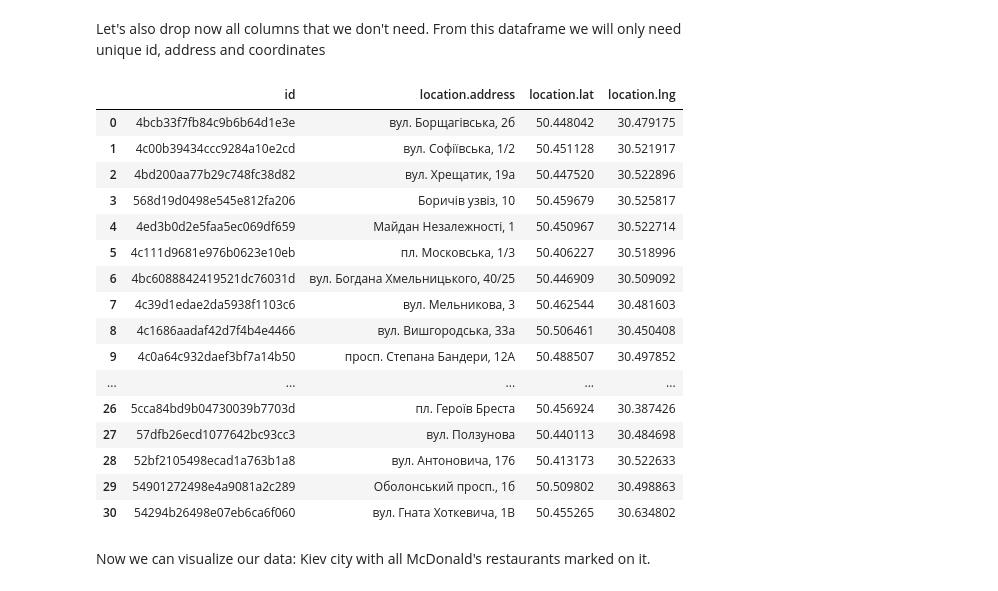
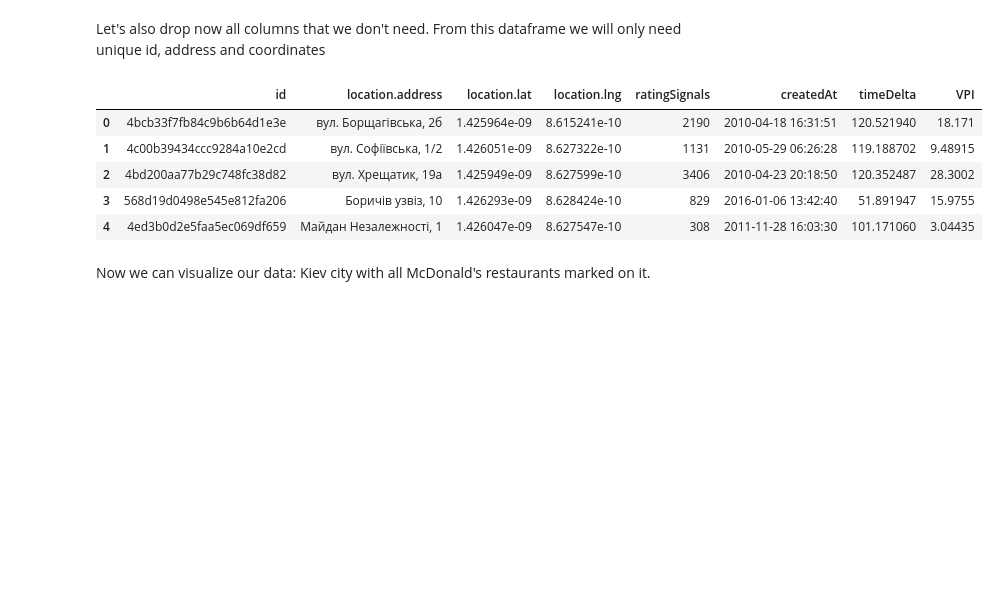
Before and after one commit to kospek/Coursera_Capstone, a Jupyter notebook: Capstone_Notebook.ipynb, the cells around one changed output. Saved outputs shown, nothing was run; the diff lists cells and outputs as text; code cells hidden in the pictures; blank space fills up the shorter version.

```diff
--- a/Capstone_Notebook.ipynb
+++ b/Capstone_Notebook.ipynb
@@ -98,25 +106,14 @@ Let's also drop now all columns that we don't need. From this dataframe we will
 # %%
 McD_df = McD_df[['id', 'location.address', 'location.lat', 'location.lng']]
 # %%
-McD_df
+McD_df.head()
 # %% [output]
-|  | id | location.address | location.lat | location.lng |
-| 0 | 4bcb33f7fb84c9b6b64d1e3e | вул. Борщагівська, 2б | 50.448042 | 30.479175 |
-| 1 | 4c00b39434ccc9284a10e2cd | вул. Софіївська, 1/2 | 50.451128 | 30.521917 |
-| 2 | 4bd200aa77b29c748fc38d82 | вул. Хрещатик, 19а | 50.447520 | 30.522896 |
-| 3 | 568d19d0498e545e812fa206 | Боричів узвіз, 10 | 50.459679 | 30.525817 |
-| 4 | 4ed3b0d2e5faa5ec069df659 | Майдан Незалежності, 1 | 50.450967 | 30.522714 |
-| 5 | 4c111d9681e976b0623e10eb | пл. Московська, 1/3 | 50.406227 | 30.518996 |
-| 6 | 4bc6088842419521dc76031d | вул. Богдана Хмельницького, 40/25 | 50.446909 | 30.509092 |
-| 7 | 4c39d1edae2da5938f1103c6 | вул. Мельникова, 3 | 50.462544 | 30.481603 |
-| 8 | 4c1686aadaf42d7f4b4e4466 | вул. Вишгородська, 33а | 50.506461 | 30.450408 |
-| 9 | 4c0a64c932daef3bf7a14b50 | просп. Степана Бандери, 12А | 50.488507 | 30.497852 |
-| ... | ... | ... | ... | ... |
-| 26 | 5cca84bd9b04730039b7703d | пл. Героїв Бреста | 50.456924 | 30.387426 |
-| 27 | 57dfb26ecd1077642bc93cc3 | вул. Ползунова | 50.440113 | 30.484698 |
-| 28 | 52bf2105498ecad1a763b1a8 | вул. Антоновича, 176 | 50.413173 | 30.522633 |
-| 29 | 54901272498e4a9081a2c289 | Оболонський просп., 1б | 50.509802 | 30.498863 |
-| 30 | 54294b26498e07eb6ca6f060 | вул. Гната Хоткевича, 1В | 50.455265 | 30.634802 |
+|  | id | location.address | location.lat | location.lng | ratingSignals | createdAt | timeDelta | VPI |
+| 0 | 4bcb33f7fb84c9b6b64d1e3e | вул. Борщагівська, 2б | 1.425964e-09 | 8.615241e-10 | 2190 | 2010-04-18 16:31:51 | 120.521940 | 18.171 |
+| 1 | 4c00b39434ccc9284a10e2cd | вул. Софіївська, 1/2 | 1.426051e-09 | 8.627322e-10 | 1131 | 2010-05-29 06:26:28 | 119.188702 | 9.48915 |
+| 2 | 4bd200aa77b29c748fc38d82 | вул. Хрещатик, 19а | 1.425949e-09 | 8.627599e-10 | 3406 | 2010-04-23 20:18:50 | 120.352487 | 28.3002 |
+| 3 | 568d19d0498e545e812fa206 | Боричів узвіз, 10 | 1.426293e-09 | 8.628424e-10 | 829 | 2016-01-06 13:42:40 | 51.891947 | 15.9755 |
+| 4 | 4ed3b0d2e5faa5ec069df659 | Майдан Незалежності, 1 | 1.426047e-09 | 8.627547e-10 | 308 | 2011-11-28 16:03:30 | 101.171060 | 3.04435 |
 # %% [markdown]
 Now we can visualize our data: Kiev city with all McDonald's restaurants marked on it.
 # %%
```
Also changed, not shown: parts of 88 cells of this notebook, 2 other files.
